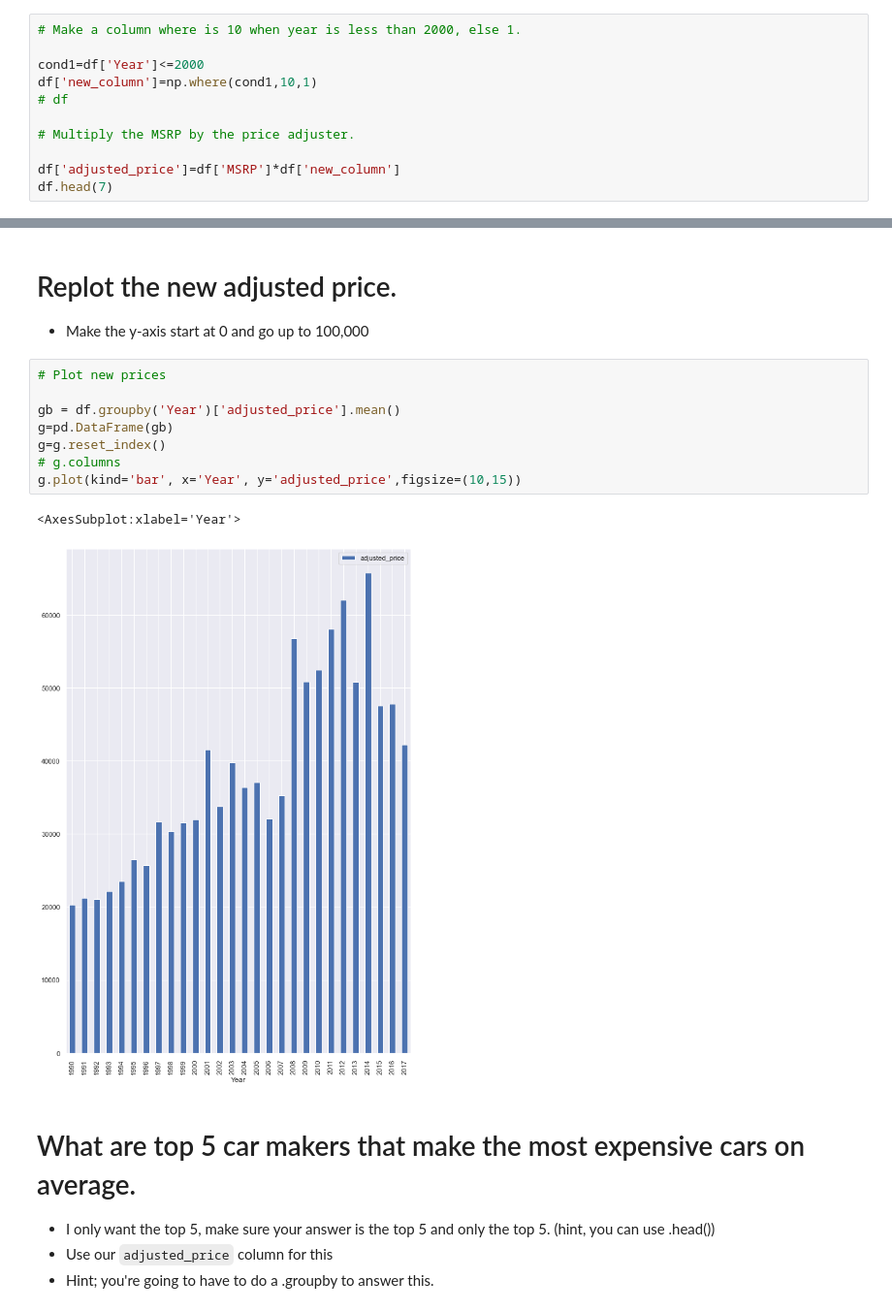
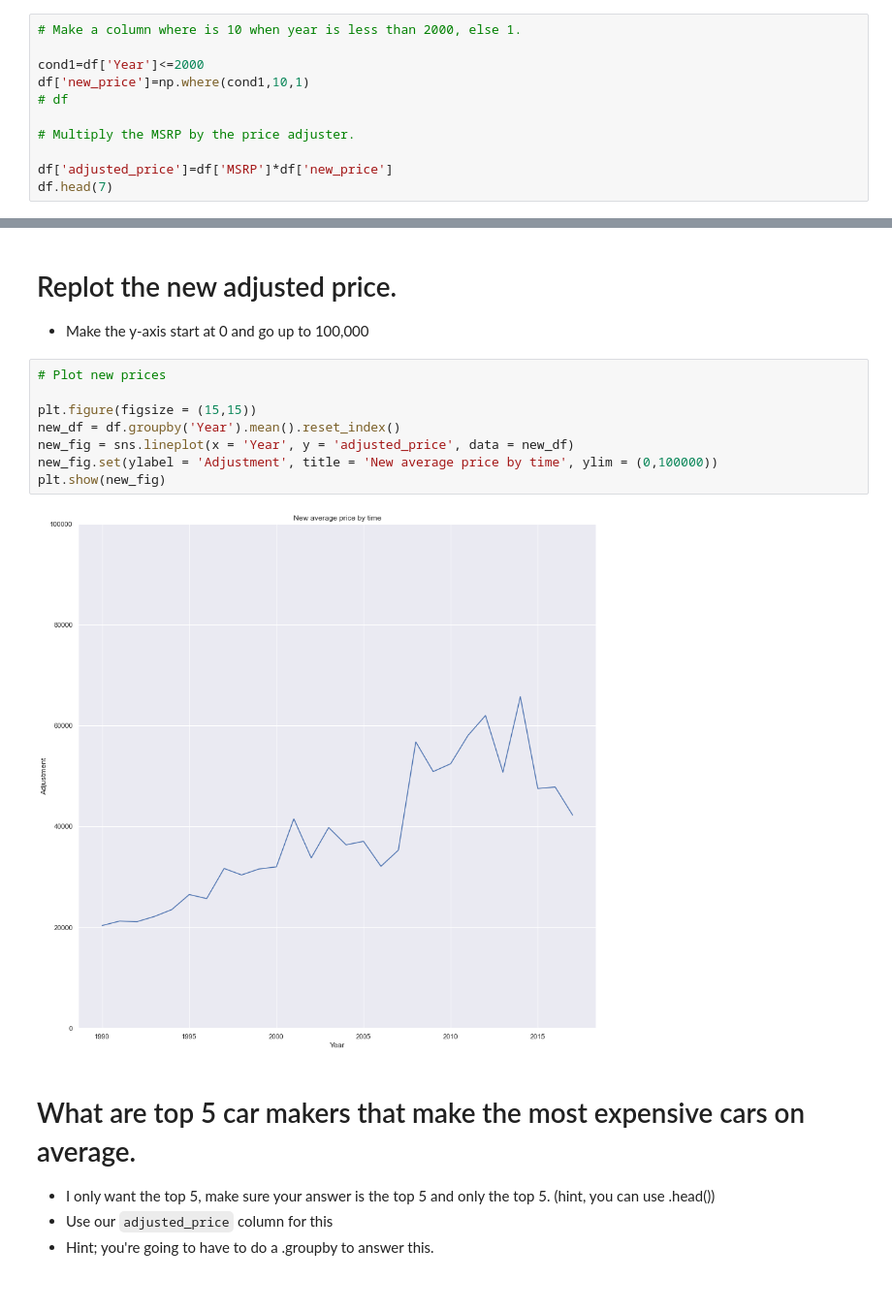
Before and after one commit to MBouchaqour/2021-fall-data-science, a Jupyter notebook: Week-02-EDA/Exercise-EDA.ipynb, the cells around one changed output, grey strips where cells are left out. Shown at 97% size. Cells and saved outputs as stored; diff of their text form.

```diff
--- a/Week-02-EDA/Exercise-EDA.ipynb
+++ b/Week-02-EDA/Exercise-EDA.ipynb
@@ -198,12 +211,12 @@ Make a new column that is called `adjusted_price`, that contains all prices, how
 # Make a column where is 10 when year is less than 2000, else 1.
 
 cond1=df['Year']<=2000
-df['new_column']=np.where(cond1,10,1)
+df['new_price']=np.where(cond1,10,1)
 # df
 
 # Multiply the MSRP by the price adjuster.
 
-df['adjusted_price']=df['MSRP']*df['new_column']
+df['adjusted_price']=df['MSRP']*df['new_price']
 df.head(7)
 # %% [output]
 |  | Make | Model | Year | Engine Fuel Type | Engine HP | Engine Cylinders | Transmission Type | ... |
@@ -217,17 +230,16 @@ df.head(7)
 # %% [markdown]
 # Replot the new adjusted price.
 * Make the y-axis start at 0 and go up to 100,000
-# %%
-# Plot new prices
-
-gb = df.groupby('Year')['adjusted_price'].mean()
-g=pd.DataFrame(gb)
-g=g.reset_index()
-# g.columns
-g.plot(kind='bar', x='Year', y='adjusted_price',figsize=(10,15))
-# %% [output]
-<AxesSubplot:xlabel='Year'>
-[figure, removed]
+# %%
+# Plot new prices
+
+plt.figure(figsize = (15,15))
+new_df = df.groupby('Year').mean().reset_index()
+new_fig = sns.lineplot(x = 'Year', y = 'adjusted_price', data = new_df)
+new_fig.set(ylabel = 'Adjustment', title = 'New average price by time', ylim = (0,100000))
+plt.show(new_fig)
+# %% [output]
+[figure, added]
 # %% [markdown]
 # What are top 5 car makers that make the most expensive cars on average.
 * I only want the top 5, make sure your answer is the top 5 and only the top 5. (hint, you can use .head())
```
Also changed, not shown: parts of 38 cells of this notebook.
